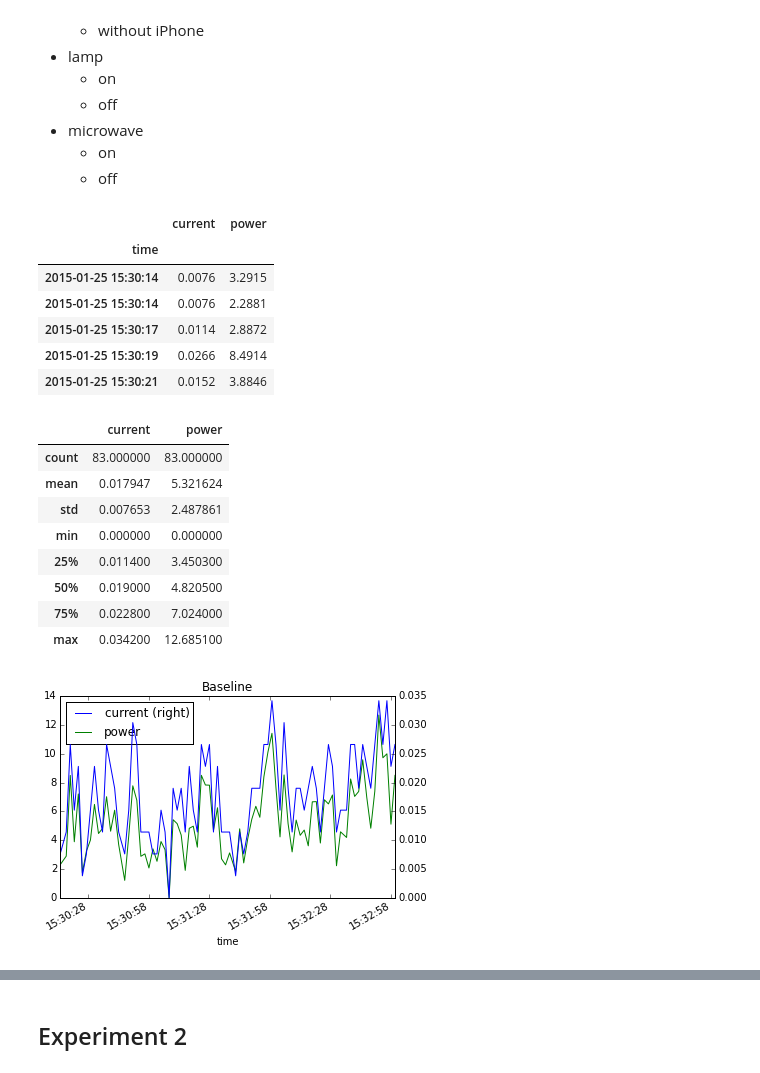
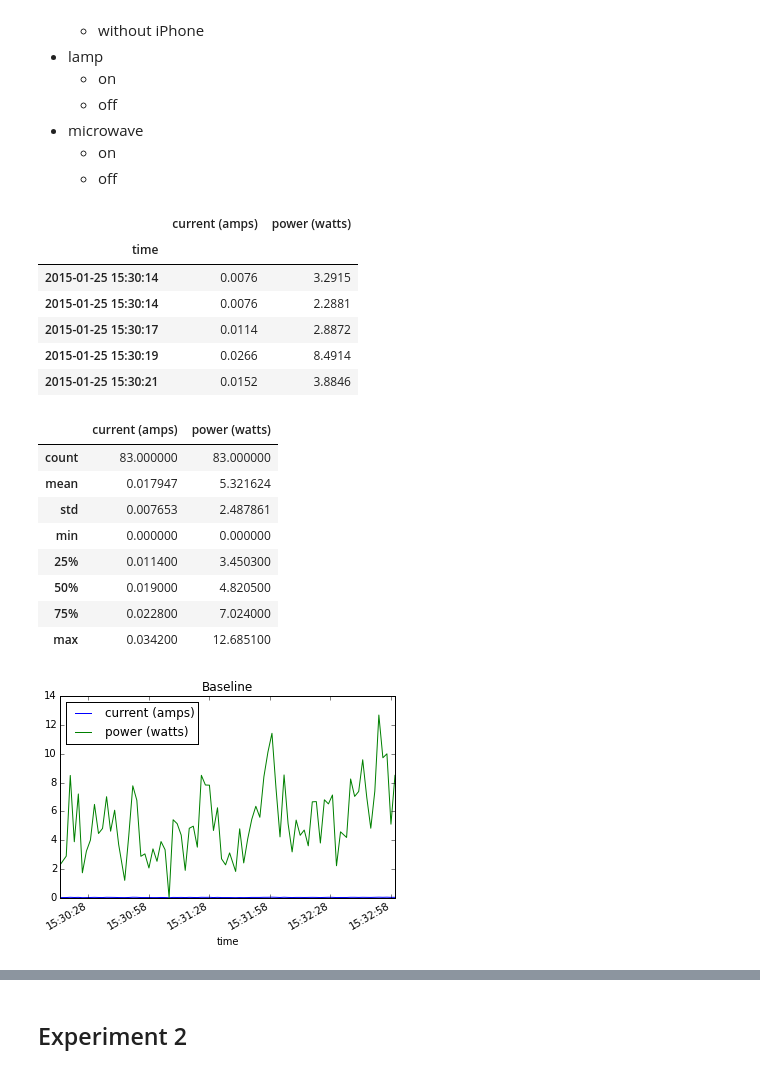
Before and after one commit to project-nikola/data, a Jupyter notebook: nk-energy/15-01-25-disaggregation/disaggregation.ipynb, the cells around one changed output, grey strips where cells are left out. Cells and saved outputs as stored; diff of their text form; code cells hidden in the pictures.

Commit message:
Update disaggregation graphs

```diff
--- a/nk-energy/15-01-25-disaggregation/disaggregation.ipynb
+++ b/nk-energy/15-01-25-disaggregation/disaggregation.ipynb
@@ -53,7 +53,7 @@ experiments = range(1,4)
 dateparse = lambda x: pd.datetime.strptime(x, "%Y-%m-%d %H:%M:%S")
 
 pieces = []
-columns = ["time", "current", "power"]
+columns = ["time", "current (amps)", "power (watts)"]
 
 for experiment in experiments:
     path = "15-01-25-experiment-{}/data.csv".format(experiment)
@@ -114,10 +114,10 @@ dtype: object
     + off
 # %%
 # Setup.
-experiment = data[data.experiment == 1].drop('experiment', 1)
-experiment.head()
+experiment1 = data[data.experiment == 1].drop('experiment', 1)
+experiment1.head()
 # %% [output]
-|  | current | power |
+|  | current (amps) | power (watts) |
 | time |  |  |
 | 2015-01-25 15:30:14 | 0.0076 | 3.2915 |
 | 2015-01-25 15:30:14 | 0.0076 | 2.2881 |
@@ -125,17 +125,17 @@ experiment.head()
 | 2015-01-25 15:30:19 | 0.0266 | 8.4914 |
 | 2015-01-25 15:30:21 | 0.0152 | 3.8846 |
 # %%
-experiment[:'2015-01-25 15:33:00'].plot(title="Baseline", secondary_y='current')
-experiment[:'2015-01-25 15:33:00'].describe()
+experiment1[:'2015-01-25 15:33:00'].plot(title="Baseline", secondary_y='current')
+experiment1[:'2015-01-25 15:33:00'].describe()
 # %% [output]
-|  | current | power |
+|  | current (amps) | power (watts) |
 | count | 83.000000 | 83.000000 |
 | mean | 0.017947 | 5.321624 |
 | std | 0.007653 | 2.487861 |
 | min | 0.000000 | 0.000000 |
 | 25% | 0.011400 | 3.450300 |
 | 50% | 0.019000 | 4.820500 |
 | 75% | 0.022800 | 7.024000 |
 | max | 0.034200 | 12.685100 |
-[figure, old version]
+[figure, new version]
 # %%
```
Also changed, not shown: parts of 26 cells of this notebook.
